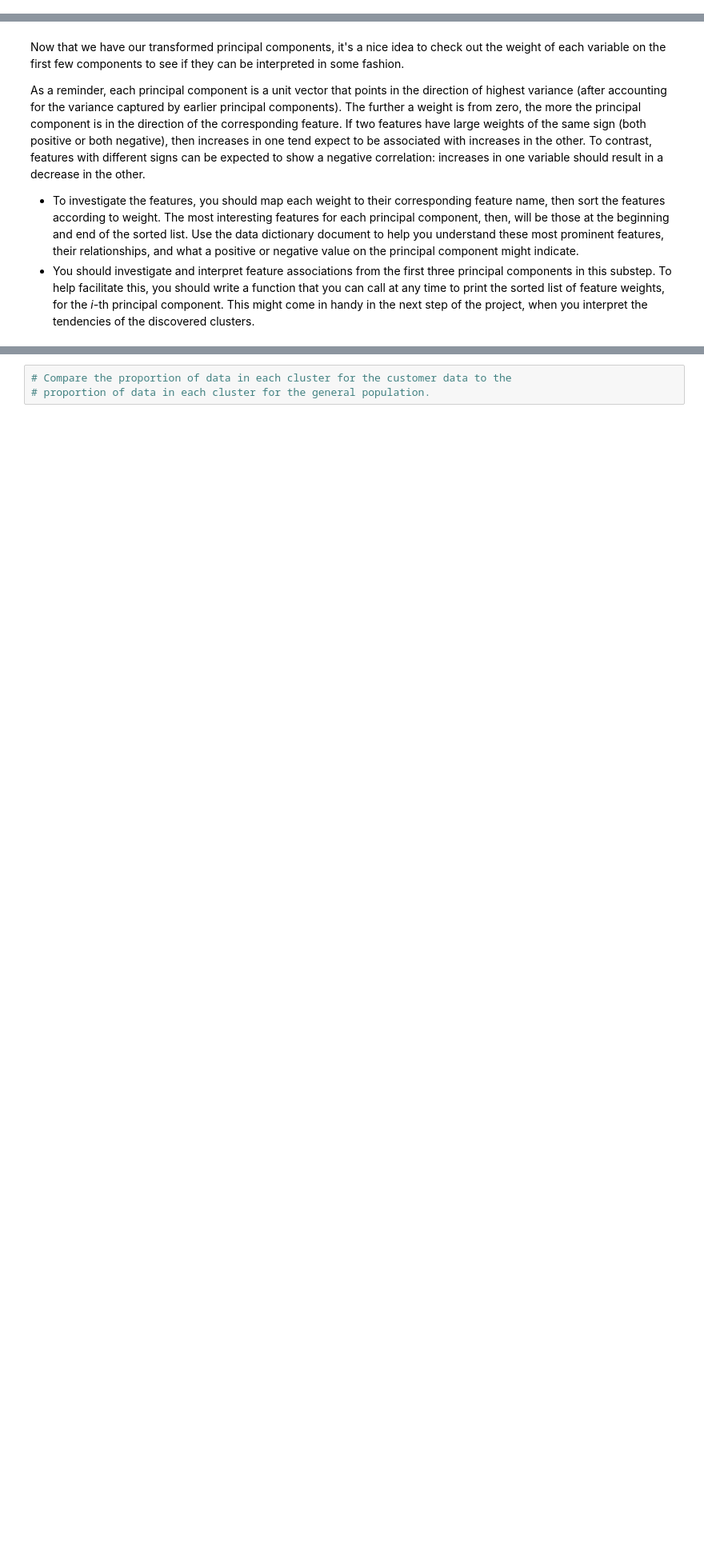
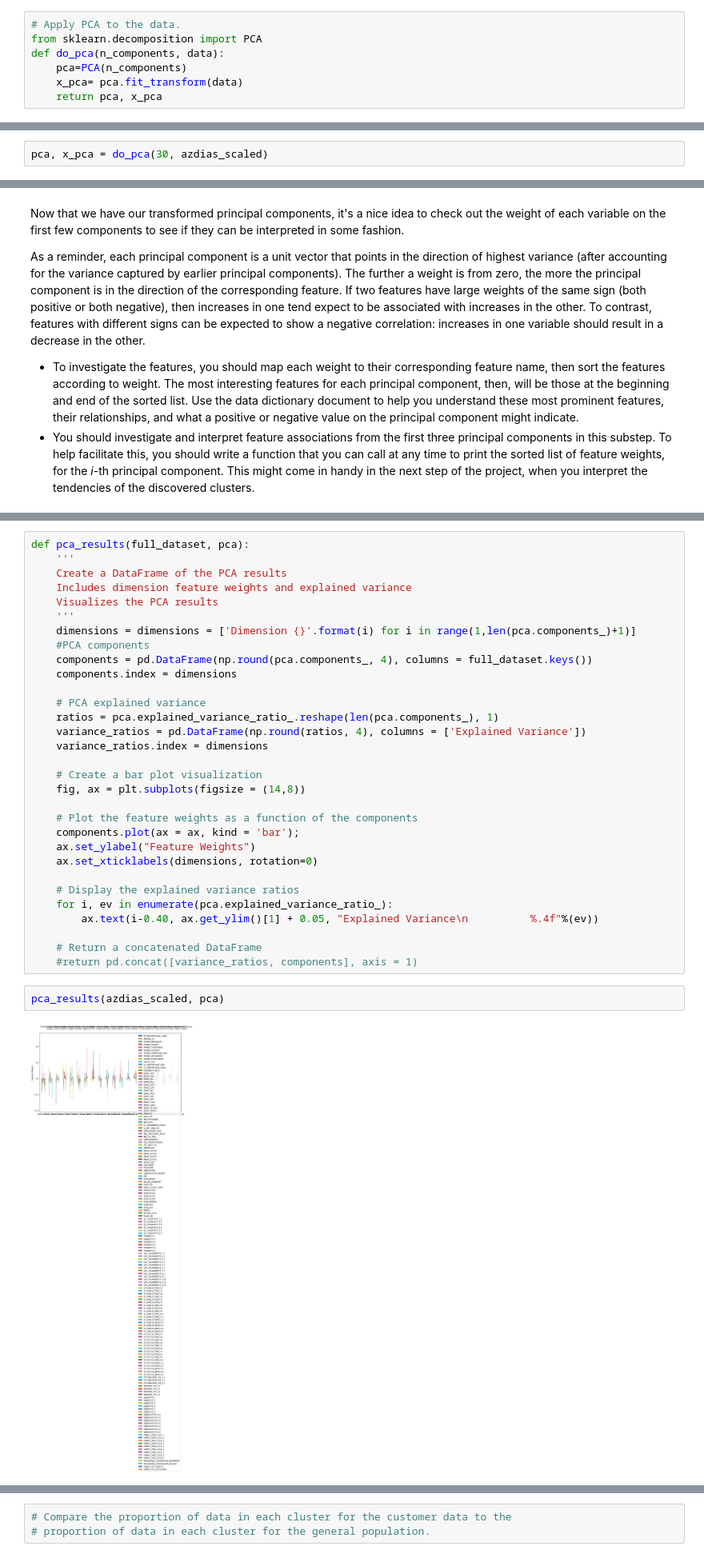
Before and after one commit to IshfaqMalik/Identify_Customer_Segmentation, a Jupyter notebook: Identify_Customer_Segments.ipynb, the cells around one changed output, grey strips where cells are left out. Shown at 80% size. Drawn from its saved outputs; the diff is of its cells as text; blank space fills up the shorter version.

```diff
--- a/Identify_Customer_Segments.ipynb
+++ b/Identify_Customer_Segments.ipynb
@@ -1208,0 +1228,7 @@ On your scaled data, you are now ready to apply dimensionality reduction techniq
+# %%
+# Apply PCA to the data.
+from sklearn.decomposition import PCA
+def do_pca(n_components, data):
+    pca=PCA(n_components)
+    x_pca= pca.fit_transform(data)
+    return pca, x_pca
@@ -1212,0 +1295,2 @@ On your scaled data, you are now ready to apply dimensionality reduction techniq
+# %%
+pca, x_pca = do_pca(30, azdias_scaled)
@@ -1225,0 +1359,35 @@ As a reminder, each principal component is a unit vector that points in the dire
+# %%
+def pca_results(full_dataset, pca):
+    '''
+    Create a DataFrame of the PCA results
+    Includes dimension feature weights and explained variance
+    Visualizes the PCA results
+    '''
+    dimensions = dimensions = ['Dimension {}'.format(i) for i in range(1,len(pca.components_)+1)]
+    #PCA components
+    components = pd.DataFrame(np.round(pca.components_, 4), columns = full_dataset.keys())
+    components.index = dimensions
+
+    # PCA explained variance
+    ratios = pca.explained_variance_ratio_.reshape(len(pca.components_), 1)
+    variance_ratios = pd.DataFrame(np.round(ratios, 4), columns = ['Explained Variance'])
+    variance_ratios.index = dimensions
+
+    # Create a bar plot visualization
+    fig, ax = plt.subplots(figsize = (14,8))
+
+    # Plot the feature weights as a function of the components
+    components.plot(ax = ax, kind = 'bar');
+    ax.set_ylabel("Feature Weights")
+    ax.set_xticklabels(dimensions, rotation=0)
+
+    # Display the explained variance ratios
+    for i, ev in enumerate(pca.explained_variance_ratio_):
+        ax.text(i-0.40, ax.get_ylim()[1] + 0.05, "Explained Variance\n          %.4f"%(ev))
+
+    # Return a concatenated DataFrame
+    #return pd.concat([variance_ratios, components], axis = 1)
+# %%
+pca_results(azdias_scaled, pca)
+# %% [output]
+[figure, added]
```
Also changed, not shown: parts of 82 cells of this notebook.
